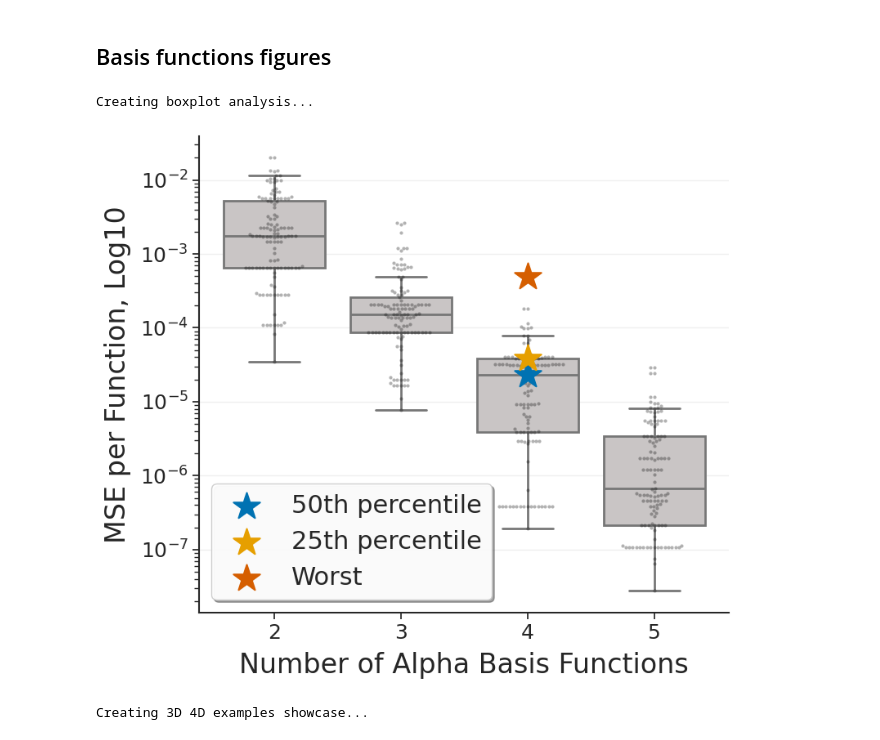
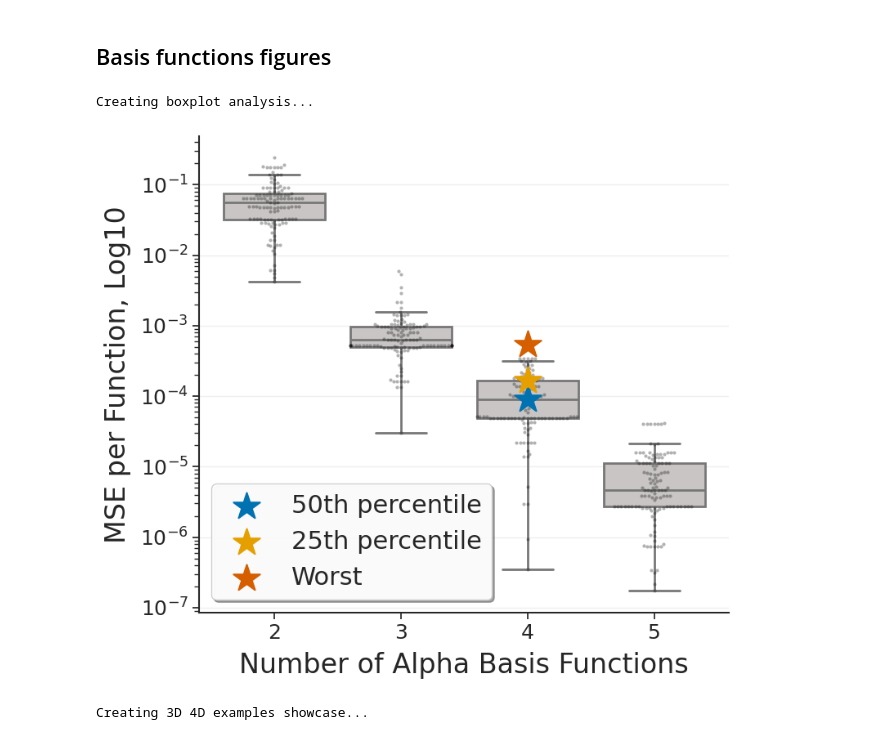
Before and after one commit to JavierGalvan9/V1_GLIF_model, a Jupyter notebook: synaptic_data/alpha_basis_calculation.ipynb, the cells around one changed output. Drawn from its saved outputs; the diff is of its cells as text; code cells hidden in the pictures.

```diff
--- a/synaptic_data/alpha_basis_calculation.ipynb
+++ b/synaptic_data/alpha_basis_calculation.ipynb
@@ -474,6 +566,9 @@ def find_optimal_n_alpha_basis(all_functions, t, n_dims, n_restarts=3):
         print("  Fine-tuning did not improve the result, keeping original.")
         optimal_tau = best_result['tau_basis']
 
+    if n_dims == 4:
+        optimal_tau = np.array([0.7579732, 1.60809441, 3.41168742, 7.23813909])  # Example fixed tau values for 4D case
+
     # Recompute weights with optimal tau
     final_avg_mse, final_weights = lstsq_optimization(optimal_tau, all_functions, t)
 
@@ -921,36 +999,36 @@ def create_boxplot_mse_analysis(multi_dim_results, dimensions_to_test):
 
     # ax1.set_xlabel('Alpha Basis Dimension', fontsize=24)
     ax1.set_xlabel('Number of Alpha Basis Functions', fontsize=24)
     ax1.set_ylabel('MSE per Function, Log10', fontsize=24)
     # ax1.set_title('MSE Distribution by Basis Dimension', fontsize=22, fontweight='bold')
     ax1.set_yscale('log')
     ax1.grid(True, alpha=0.3, axis='y')
     # remove the 'D' from x-tick labels
     ax1.set_xticklabels([str(dim) for dim in dimensions_to_test], fontsize=18)
     ax1.tick_params(labelsize=18)
 
     # Add legend for the stars
     ax1.legend(fontsize=22, loc='lower left', frameon=True,
                fancybox=True, shadow=True, framealpha=0.95)
 
     # Remove top and right spines for cleaner look
     ax1.spines['top'].set_visible(False)
     ax1.spines['right'].set_visible(False)
     ax1.spines['left'].set_linewidth(1.5)
     ax1.spines['bottom'].set_linewidth(1.5)
 
     plt.tight_layout()
     return fig
 
 # Create the analysis figures
 print("Creating boxplot analysis...")
-boxplot_fig = create_boxplot_mse_analysis(enhanced_results, dimensions_to_test)
-boxplot_fig.savefig('synaptic_data/alpha_basis_mse_analysis.png', dpi=300, bbox_inches='tight', transparent=True)
+boxplot_fig = create_boxplot_mse_analysis(multi_dim_results_fixed_tau, dimensions_to_test)
+boxplot_fig.savefig('figures/alpha_basis_mse_analysis.png', dpi=300, bbox_inches='tight', transparent=True)
 
 plt.show()
 # %% [output]
 Creating boxplot analysis...
-[figure, old version]
+[figure, new version]
 # %%
 def create_quality_examples_showcase_3d(enhanced_results, all_functions, t, double_alpha_params, n_dims=4):
     """
```
Also changed, not shown: parts of 10 cells of this notebook, 28 other files.
